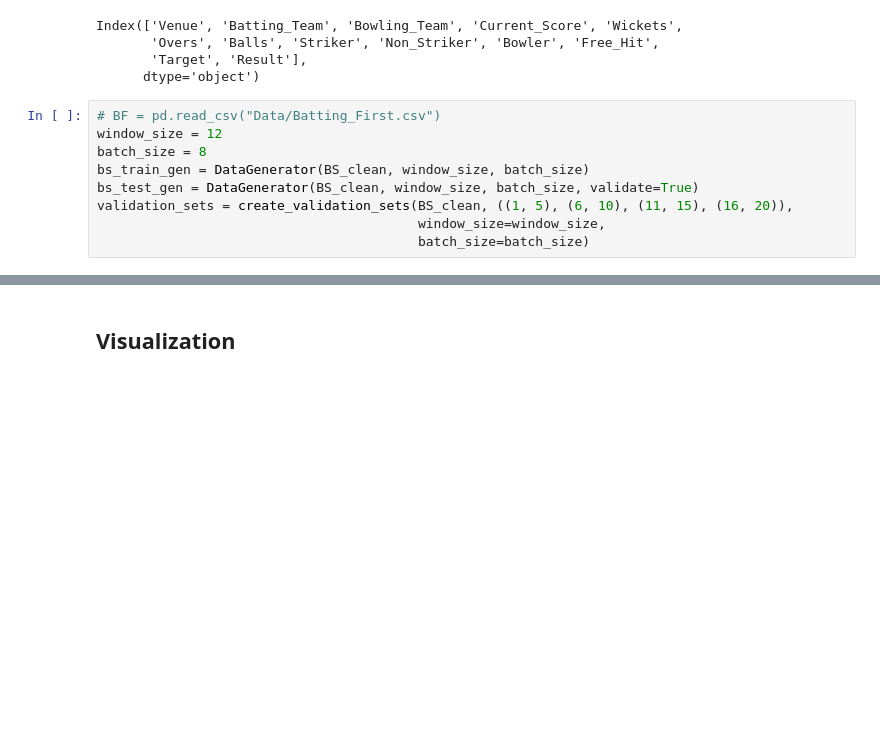
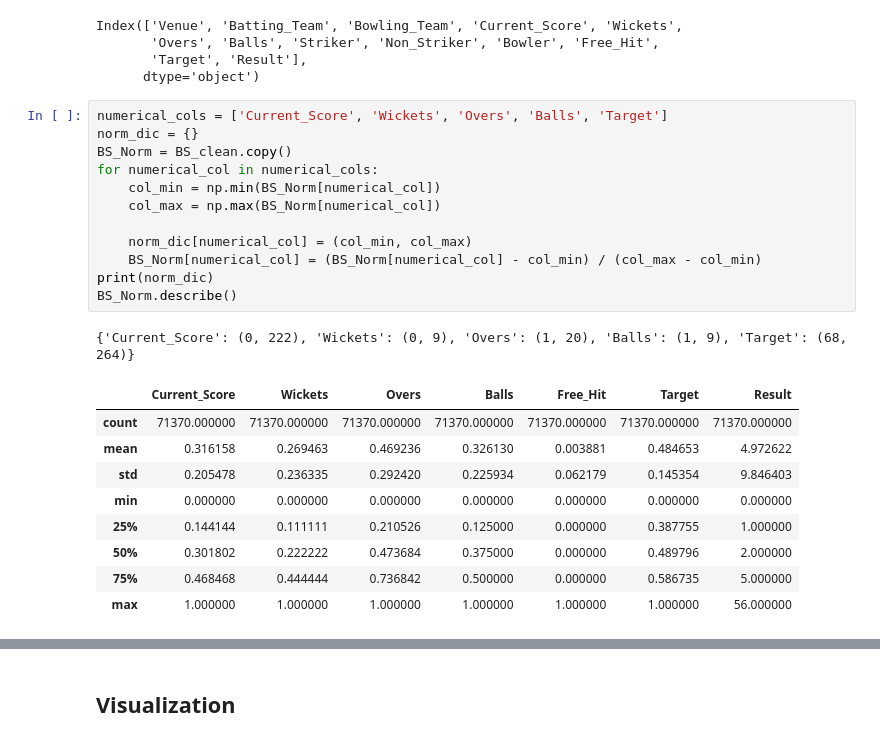
Before and after one commit to AravindM2803/IPL-Simulator, a Jupyter notebook: iplsim/Train.ipynb, the cells around one changed output, grey strips where cells are left out. Drawn from its saved outputs; the diff is of its cells as text; blank space fills up the shorter version.

```diff
--- a/iplsim/Train.ipynb
+++ b/iplsim/Train.ipynb
@@ -309,12 +117,26 @@ Index(['Venue', 'Batting_Team', 'Bowling_Team', 'Current_Score', 'Wickets',
        'Overs', 'Balls', 'Striker', 'Non_Striker', 'Bowler', 'Free_Hit',
        'Target', 'Result'],
       dtype='object')
-# %%
-# BF = pd.read_csv("Data/Batting_First.csv")
-window_size = 12
-batch_size = 8
-bs_train_gen = DataGenerator(BS_clean, window_size, batch_size)
-bs_test_gen = DataGenerator(BS_clean, window_size, batch_size, validate=True)
-validation_sets = create_validation_sets(BS_clean, ((1, 5), (6, 10), (11, 15), (16, 20)),
-                                         window_size=window_size,
-                                         batch_size=batch_size)
+# %%
+numerical_cols = ['Current_Score', 'Wickets', 'Overs', 'Balls', 'Target']
+norm_dic = {}
+BS_Norm = BS_clean.copy()
+for numerical_col in numerical_cols:
+    col_min = np.min(BS_Norm[numerical_col])
+    col_max = np.max(BS_Norm[numerical_col])
+
+    norm_dic[numerical_col] = (col_min, col_max)
+    BS_Norm[numerical_col] = (BS_Norm[numerical_col] - col_min) / (col_max - col_min)
+print(norm_dic)
+BS_Norm.describe()
+# %% [output]
+{'Current_Score': (0, 222), 'Wickets': (0, 9), 'Overs': (1, 20), 'Balls': (1, 9), 'Target': (68, 264)}
+|  | Current_Score | Wickets | Overs | Balls | Free_Hit | Target | Result |
+| count | 71370.000000 | 71370.000000 | 71370.000000 | 71370.000000 | 71370.000000 | 71370.000000 | 71370.000000 |
+| mean | 0.316158 | 0.269463 | 0.469236 | 0.326130 | 0.003881 | 0.484653 | 4.972622 |
+| std | 0.205478 | 0.236335 | 0.292420 | 0.225934 | 0.062179 | 0.145354 | 9.846403 |
+| min | 0.000000 | 0.000000 | 0.000000 | 0.000000 | 0.000000 | 0.000000 | 0.000000 |
+| 25% | 0.144144 | 0.111111 | 0.210526 | 0.125000 | 0.000000 | 0.387755 | 1.000000 |
+| 50% | 0.301802 | 0.222222 | 0.473684 | 0.375000 | 0.000000 | 0.489796 | 2.000000 |
+| 75% | 0.468468 | 0.444444 | 0.736842 | 0.500000 | 0.000000 | 0.586735 | 5.000000 |
+| max | 1.000000 | 1.000000 | 1.000000 | 1.000000 | 1.000000 | 1.000000 | 56.000000 |
```
Also changed, not shown: parts of 18 cells of this notebook, 1 other file.
